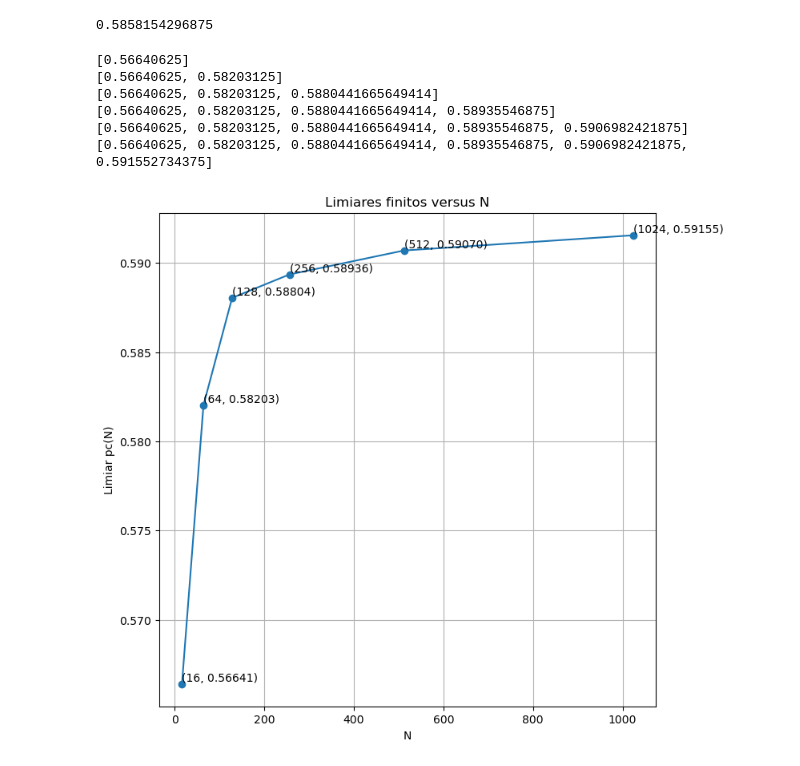
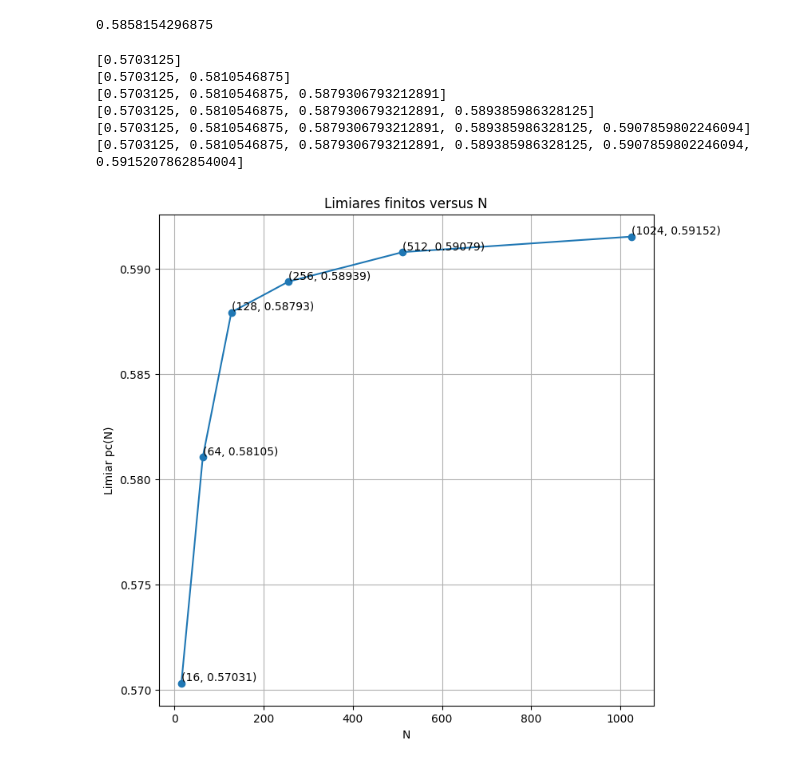
Before and after one commit to nicolassantm/projeto-percolacao-progestat, a Jupyter notebook: prototipo_scipy_ndimage.ipynb, the cells around one changed output. Cells and saved outputs as stored; diff of their text form; code cells hidden in the pictures.

Commit message:
Update função de limiar crítico

```diff
--- a/prototipo_scipy_ndimage.ipynb
+++ b/prototipo_scipy_ndimage.ipynb
@@ -138,47 +138,33 @@ print(encontrar_limiar(128, 500))
 0.5858154296875
 # %%
 np.random.seed(42)
-def limiar_critico(n, plotar=False):
+def limiar_critico(n):
   ''' Recebe como parâmetro o total de amostras (n) que vai rodar e retorna o gráfico com a intersecção entre
   os valores de N e seu limiar crítico empírico'''
-  lista_p = np.linspace(0.0, 1.0, 100)
   lista_N = [16, 64, 128, 256, 512, 1024]
   lista_limiares = []
 
   for N in lista_N:
     x = encontrar_limiar(N, n)
     lista_limiares.append(x)
     print(lista_limiares)
 
-  if plotar:
-    plt.figure(figsize=(15,8))
-    plt.xlabel('Probabilidade p')
-    plt.ylabel('Probabilidade de Percolação θ(p)')
-    plt.title(f'Curva de Percolação para N={N}')
-    plt.axhline(0.5, color='red', linestyle='--', label='θ(p) = 0.5')
-    plt.axvline(x, color='black', linestyle=':', label=f'p limiar para N={N} = {p_limiar:.3f}')
-    plt.plot(lista_p, marker='o')
-    plt.grid(True)
-    plt.legend()
-    plt.show()
-
-  lista_1N = np.array(1 / np.array(lista_N))
   plt.figure(figsize=(8,8))
   plt.xlabel('N')
   plt.ylabel('Limiar pc(N)')
   plt.title(f'Limiares finitos versus N')
   plt.plot(lista_N, lista_limiares, marker='o')
   for x, y in zip(lista_N, lista_limiares):
     plt.text(x, y, f"({x}, {y:.5f})", ha='left', va='bottom')
   plt.grid(True)
   plt.show()
 
-limiar_critico(500, False)
+limiar_critico(100)
 # %% [output]
-[0.56640625]
-[0.56640625, 0.58203125]
-[0.56640625, 0.58203125, 0.5880441665649414]
-[0.56640625, 0.58203125, 0.5880441665649414, 0.58935546875]
-[0.56640625, 0.58203125, 0.5880441665649414, 0.58935546875, 0.5906982421875]
-[0.56640625, 0.58203125, 0.5880441665649414, 0.58935546875, 0.5906982421875, 0.591552734375]
+[0.5703125]
+[0.5703125, 0.5810546875]
+[0.5703125, 0.5810546875, 0.5879306793212891]
+[0.5703125, 0.5810546875, 0.5879306793212891, 0.589385986328125]
+[0.5703125, 0.5810546875, 0.5879306793212891, 0.589385986328125, 0.5907859802246094]
+[0.5703125, 0.5810546875, 0.5879306793212891, 0.589385986328125, 0.5907859802246094, 0.5915207862854004]
-[figure, old version]
+[figure, new version]
```
